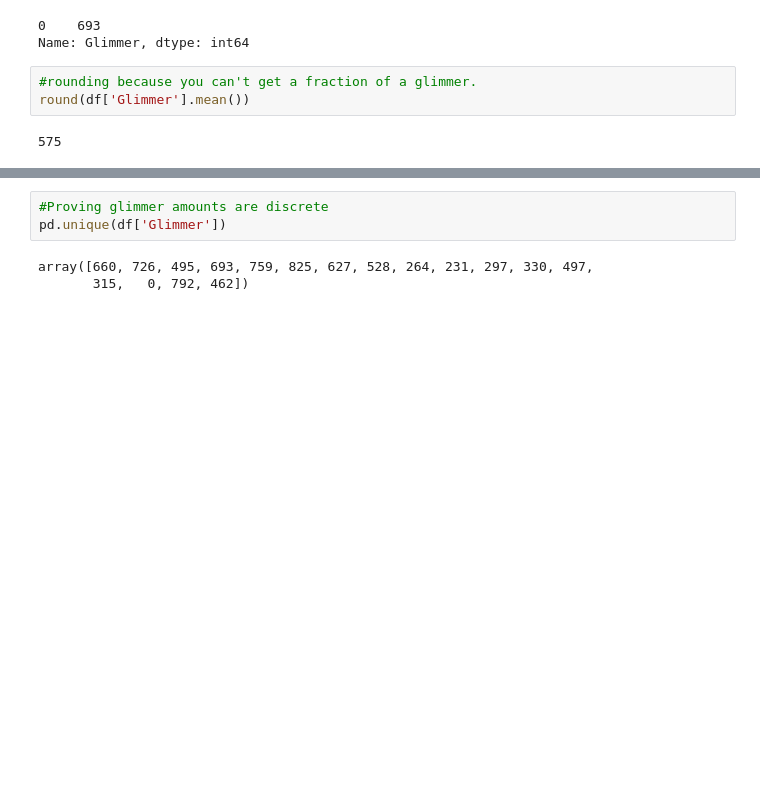
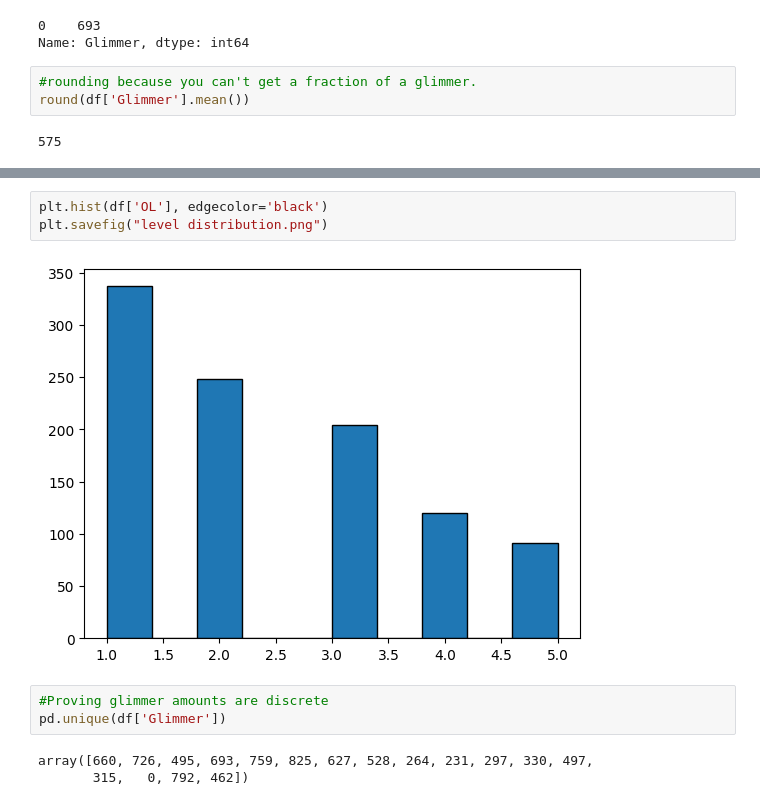
Before and after one commit to foooooooooooooooooooooooooootw/Pale-Heart-Drop-Rates-Dataset, a Jupyter notebook: res/initial pale heart chest analysis .ipynb, the cells around one changed output, grey strips where cells are left out. Cells and saved outputs as stored; diff of their text form; blank space fills up the shorter version.

```diff
--- a/res/initial pale heart chest analysis .ipynb
+++ b/res/initial pale heart chest analysis .ipynb
@@ -62,4 +72,9 @@ plt.hist(df['AO'], edgecolor='black')
 [figure]
+# %%
+plt.hist(df['OL'], edgecolor='black')
+plt.savefig("level distribution.png")
+# %% [output]
+[figure, added]
 # %%
 #Proving glimmer amounts are discrete
 pd.unique(df['Glimmer'])
```
Also changed, not shown: parts of 3 cells of this notebook, 1 other file.
